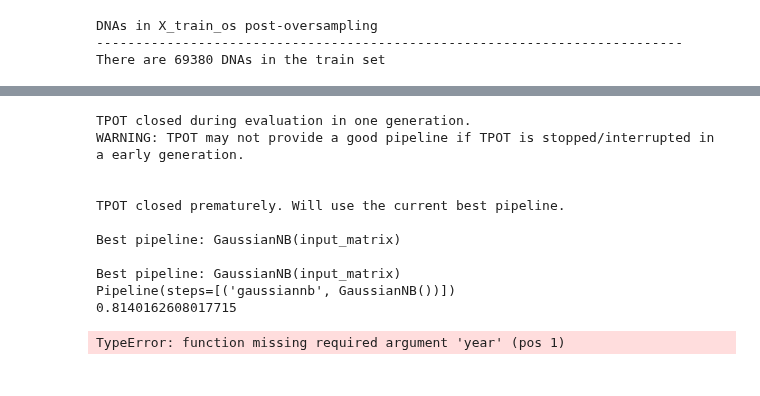
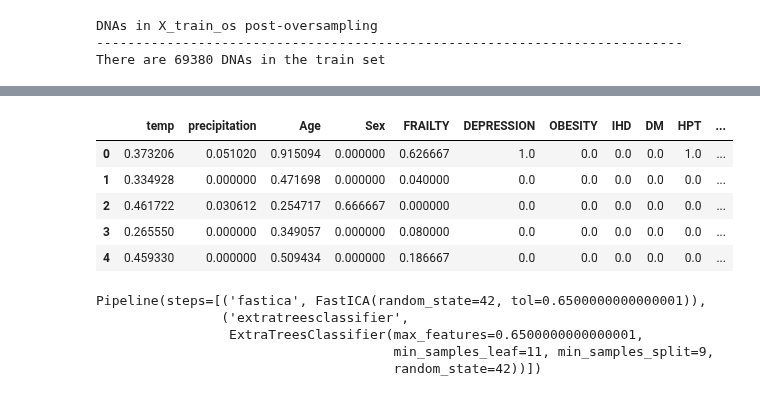
Before and after one commit to janduplessis883/project-showupforhealth, a Jupyter notebook: notebooks/Jan-Machine-Learning.ipynb, the cells around one changed output, grey strips where cells are left out. Cells and saved outputs as stored; diff of their text form; code cells hidden in the pictures.

```diff
--- a/notebooks/Jan-Machine-Learning.ipynb
+++ b/notebooks/Jan-Machine-Learning.ipynb
@@ -102,2 +84,2 @@ KeyError: 0
 # %%
-X_train_os_s = scale_df(X_train_os, 'minmax')
+scaler_instance = fit_scaler(X_train_os, 'minmax')
@@ -106,2 +86,3 @@ X_train_os_s = scale_df(X_train_os, 'minmax')
 # %%
-X_train_os_s
+X_train_scaled = transform_data(X_train_os, scaler_instance=scaler_instance)
+X_test_scaled = transform_data(X_test, scaler_instance=scaler_instance)
@@ -122,15 +89,9 @@ X_train_os_s
-# %%
-sample_df()
-# %% [output]
-TPOT closed during evaluation in one generation.
-WARNING: TPOT may not provide a good pipeline if TPOT is stopped/interrupted in a early generation.
-
-
-TPOT closed prematurely. Will use the current best pipeline.
-
-Best pipeline: GaussianNB(input_matrix)
-
-Best pipeline: GaussianNB(input_matrix)
-Pipeline(steps=[('gaussiannb', GaussianNB())])
-0.8140162608017715
-TypeError: function missing required argument 'year' (pos 1)
+# %%
+X_train_scaled.head()
+# %% [output]
+|  | temp | precipitation | Age | Sex | FRAILTY | DEPRESSION | OBESITY | IHD | DM | HPT | ... |
+| 0 | 0.373206 | 0.051020 | 0.915094 | 0.000000 | 0.626667 | 1.0 | 0.0 | 0.0 | 0.0 | 1.0 | ... |
+| 1 | 0.334928 | 0.000000 | 0.471698 | 0.000000 | 0.040000 | 0.0 | 0.0 | 0.0 | 0.0 | 0.0 | ... |
+| 2 | 0.461722 | 0.030612 | 0.254717 | 0.666667 | 0.000000 | 0.0 | 0.0 | 0.0 | 0.0 | 0.0 | ... |
+| 3 | 0.265550 | 0.000000 | 0.349057 | 0.000000 | 0.080000 | 0.0 | 0.0 | 0.0 | 0.0 | 0.0 | ... |
+| 4 | 0.459330 | 0.000000 | 0.509434 | 0.000000 | 0.186667 | 0.0 | 0.0 | 0.0 | 0.0 | 0.0 | ... |
@@ -136,0 +108,8 @@ TypeError: function missing required argument 'year' (pos 1)
+# %%
+pl
+# %% [output]
+Pipeline(steps=[('fastica', FastICA(random_state=42, tol=0.6500000000000001)),
+                ('extratreesclassifier',
+                 ExtraTreesClassifier(max_features=0.6500000000000001,
+                                      min_samples_leaf=11, min_samples_split=9,
+                                      random_state=42))])
```
Also changed, not shown: parts of 7 cells of this notebook, 49 other files.
